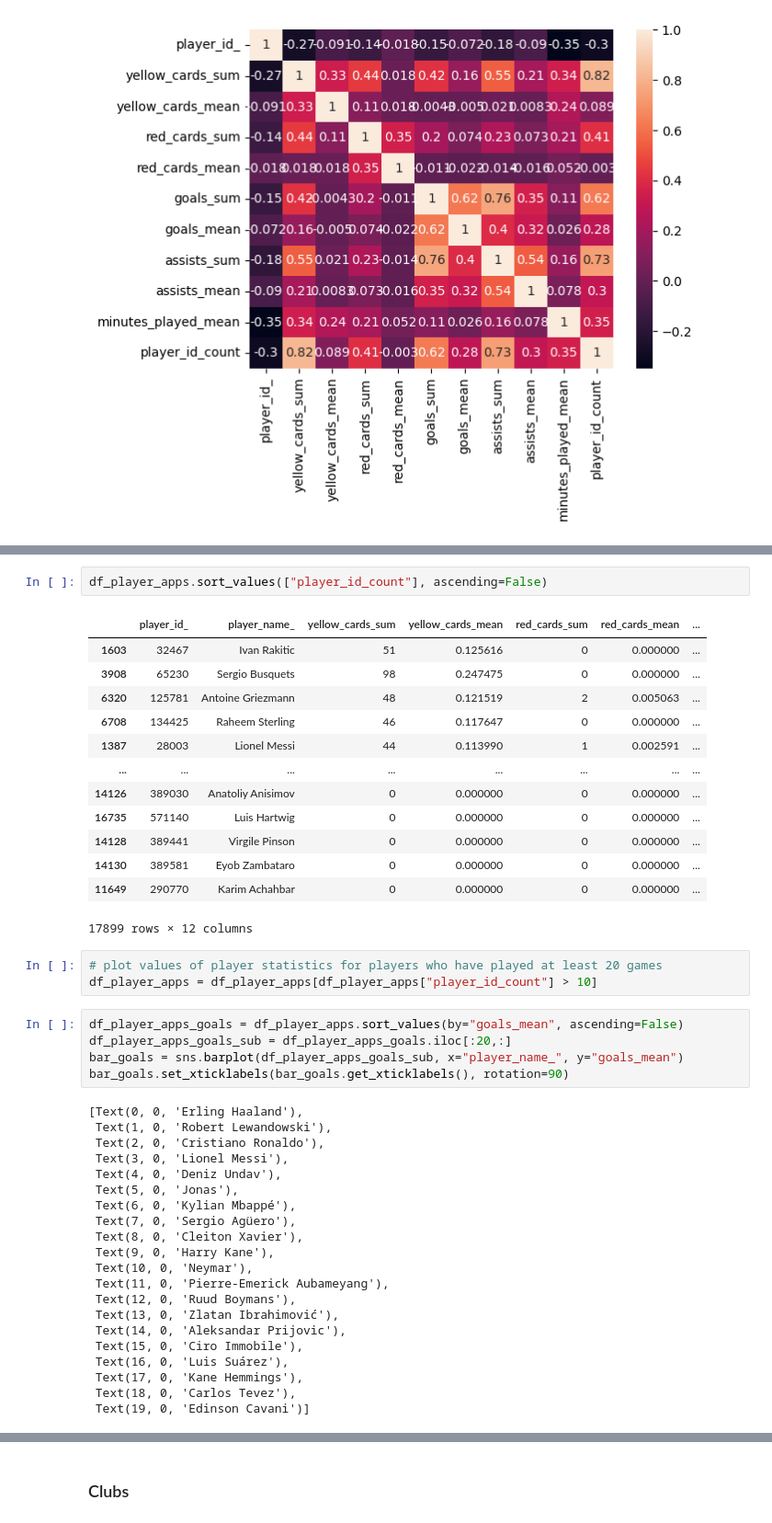
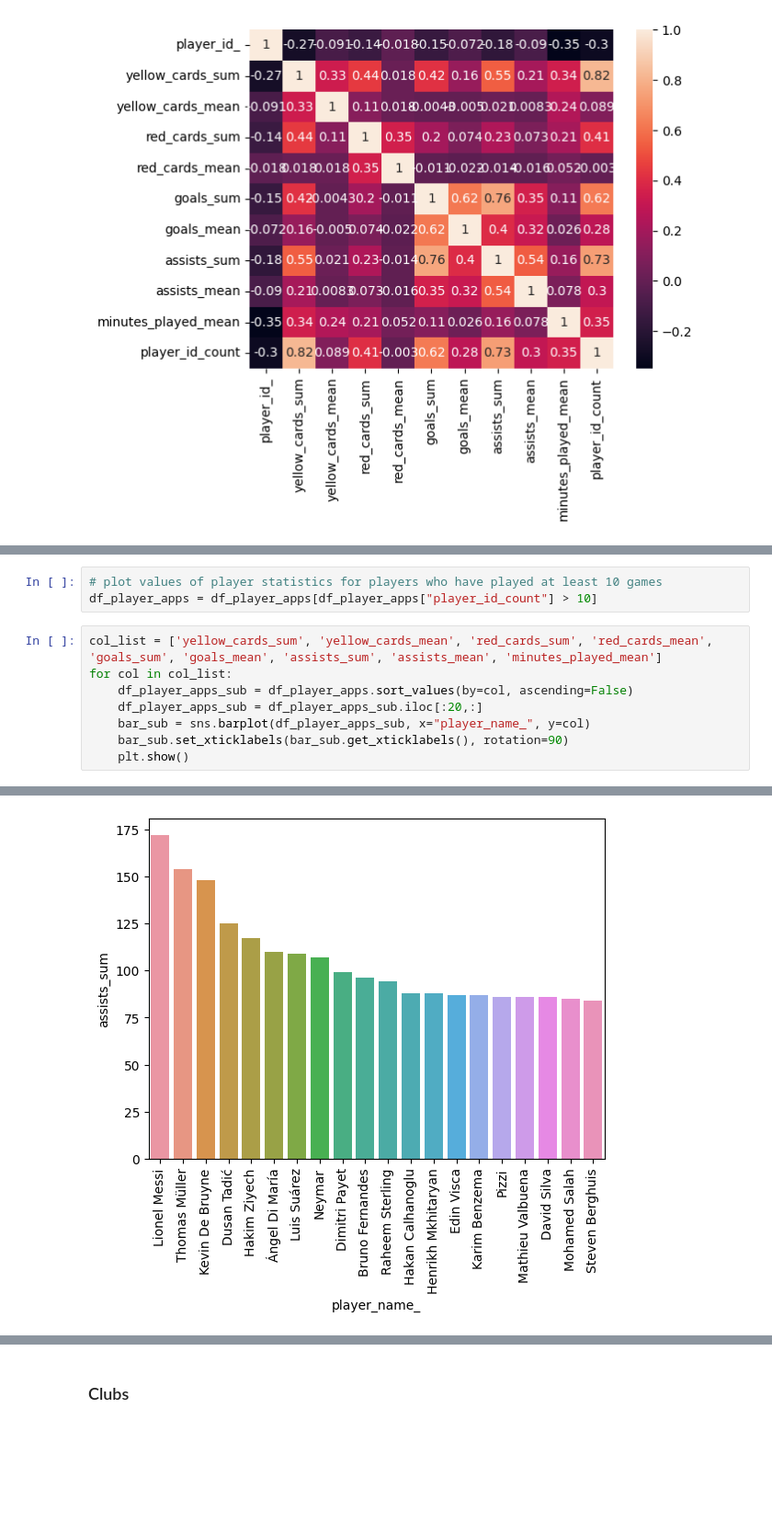
Before and after one commit to McGill-MMA-EnterpriseAnalytics/Football_Transfermarkt, a Jupyter notebook: Business_Analysis/EDA.ipynb, the cells around one changed output, grey strips where cells are left out. Shown at 92% size. Saved outputs shown, nothing was run; the diff lists cells and outputs as text; blank space fills up the shorter version.

```diff
--- a/Business_Analysis/EDA.ipynb
+++ b/Business_Analysis/EDA.ipynb
@@ -184,45 +152,12 @@ df_player_apps.sort_values(["goals_mean"], ascending=False)
-# %%
-df_player_apps.sort_values(["player_id_count"], ascending=False)
-# %% [output]
-|  | player_id_ | player_name_ | yellow_cards_sum | yellow_cards_mean | red_cards_sum | red_cards_mean | ... |
-| 1603 | 32467 | Ivan Rakitic | 51 | 0.125616 | 0 | 0.000000 | ... |
-| 3908 | 65230 | Sergio Busquets | 98 | 0.247475 | 0 | 0.000000 | ... |
-| 6320 | 125781 | Antoine Griezmann | 48 | 0.121519 | 2 | 0.005063 | ... |
-| 6708 | 134425 | Raheem Sterling | 46 | 0.117647 | 0 | 0.000000 | ... |
-| 1387 | 28003 | Lionel Messi | 44 | 0.113990 | 1 | 0.002591 | ... |
-| ... | ... | ... | ... | ... | ... | ... | ... |
-| 14126 | 389030 | Anatoliy Anisimov | 0 | 0.000000 | 0 | 0.000000 | ... |
-| 16735 | 571140 | Luis Hartwig | 0 | 0.000000 | 0 | 0.000000 | ... |
-| 14128 | 389441 | Virgile Pinson | 0 | 0.000000 | 0 | 0.000000 | ... |
-| 14130 | 389581 | Eyob Zambataro | 0 | 0.000000 | 0 | 0.000000 | ... |
-| 11649 | 290770 | Karim Achahbar | 0 | 0.000000 | 0 | 0.000000 | ... |
-17899 rows × 12 columns
 # %%
-# plot values of player statistics for players who have played at least 20 games
+# plot values of player statistics for players who have played at least 10 games
 df_player_apps = df_player_apps[df_player_apps["player_id_count"] > 10]
 # %%
-df_player_apps_goals = df_player_apps.sort_values(by="goals_mean", ascending=False)
-df_player_apps_goals_sub = df_player_apps_goals.iloc[:20,:]
-bar_goals = sns.barplot(df_player_apps_goals_sub, x="player_name_", y="goals_mean")
-bar_goals.set_xticklabels(bar_goals.get_xticklabels(), rotation=90)
+col_list = ['yellow_cards_sum', 'yellow_cards_mean', 'red_cards_sum', 'red_cards_mean', 'goals_sum', 'goals_mean', 'assists_sum', 'assists_mean', 'minutes_played_mean']
+for col in col_list:
+    df_player_apps_sub = df_player_apps.sort_values(by=col, ascending=False)
+    df_player_apps_sub = df_player_apps_sub.iloc[:20,:]
+    bar_sub = sns.barplot(df_player_apps_sub, x="player_name_", y=col)
+    bar_sub.set_xticklabels(bar_sub.get_xticklabels(), rotation=90)
+    plt.show()
 # %% [output]
-[Text(0, 0, 'Erling Haaland'),
- Text(1, 0, 'Robert Lewandowski'),
- Text(2, 0, 'Cristiano Ronaldo'),
- Text(3, 0, 'Lionel Messi'),
- Text(4, 0, 'Deniz Undav'),
- Text(5, 0, 'Jonas'),
- Text(6, 0, 'Kylian Mbappé'),
- Text(7, 0, 'Sergio Agüero'),
- Text(8, 0, 'Cleiton Xavier'),
- Text(9, 0, 'Harry Kane'),
- Text(10, 0, 'Neymar'),
- Text(11, 0, 'Pierre-Emerick Aubameyang'),
- Text(12, 0, 'Ruud Boymans'),
- Text(13, 0, 'Zlatan Ibrahimović'),
- Text(14, 0, 'Aleksandar Prijovic'),
- Text(15, 0, 'Ciro Immobile'),
- Text(16, 0, 'Luis Suárez'),
- Text(17, 0, 'Kane Hemmings'),
- Text(18, 0, 'Carlos Tevez'),
- Text(19, 0, 'Edinson Cavani')]
@@ -229,0 +170 @@ bar_goals.set_xticklabels(bar_goals.get_xticklabels(), rotation=90)
+[figure, added]
```
Also changed, not shown: parts of 60 cells of this notebook.
